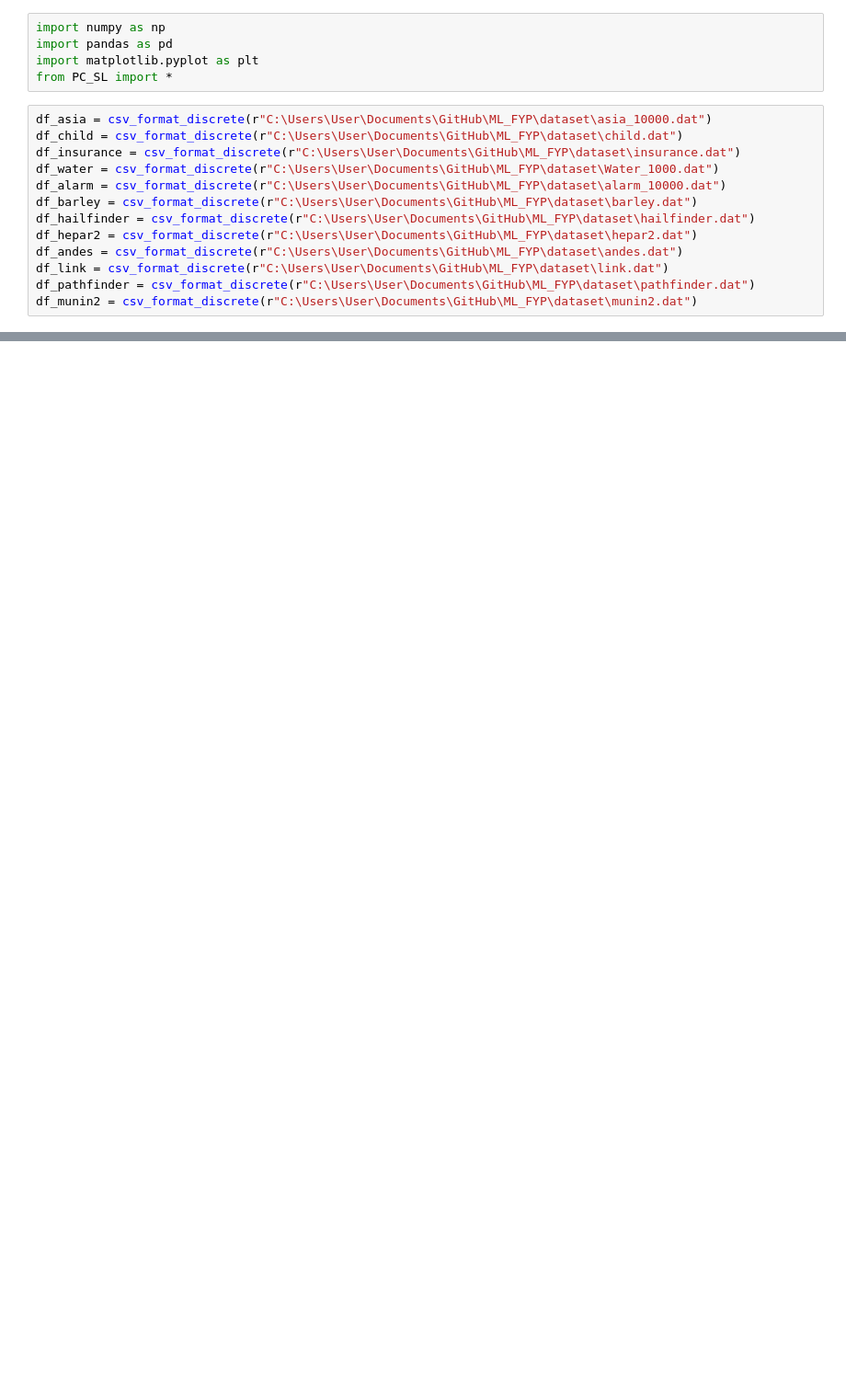
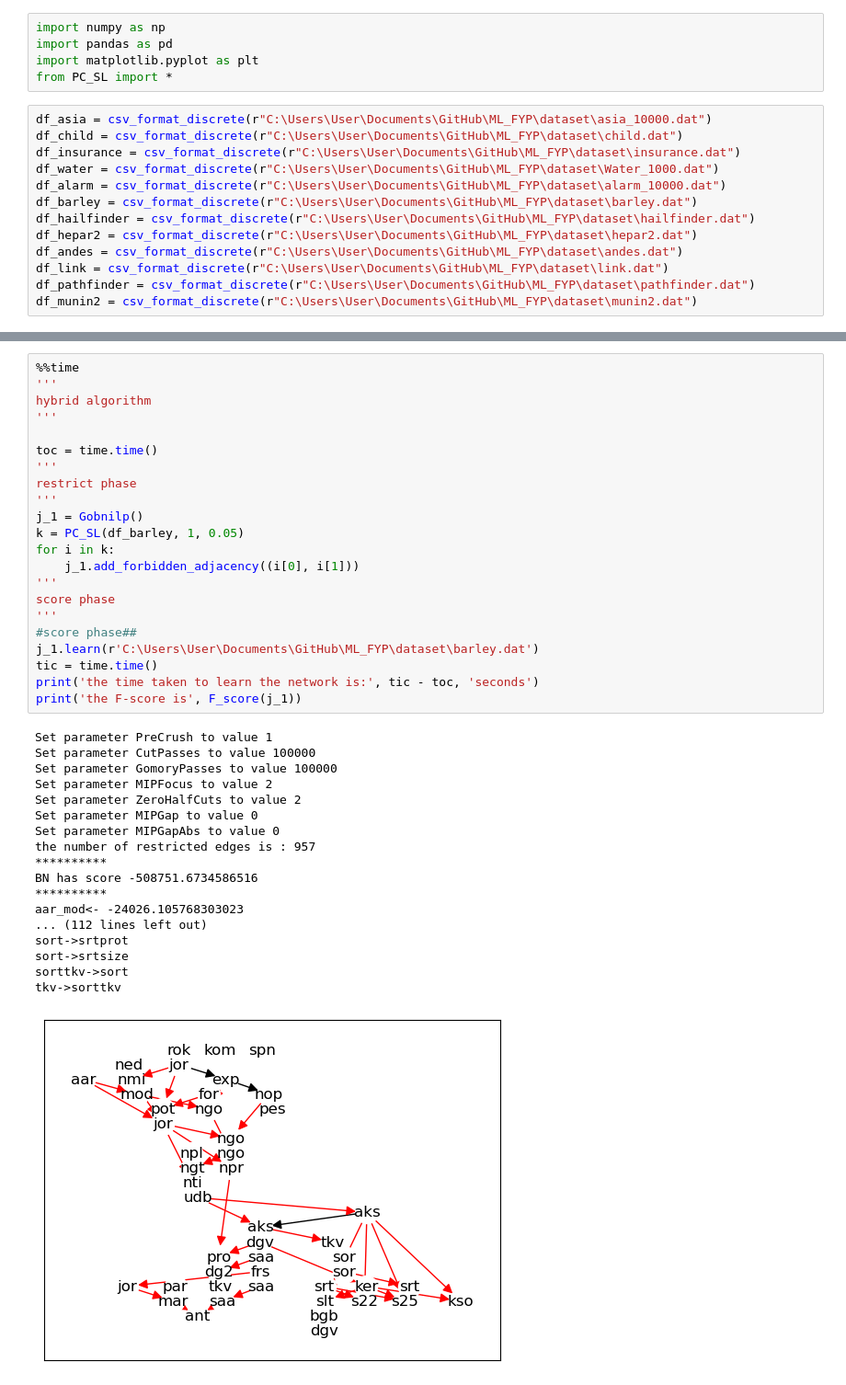
Before and after one commit to Elicit3495/ML_FYP, a Jupyter notebook: PC_SL.ipynb, the cells around one changed output, grey strips where cells are left out. Shown at 92% size. Cells and saved outputs as stored; diff of their text form; blank space fills up the shorter version.

```diff
--- a/PC_SL.ipynb
+++ b/PC_SL.ipynb
@@ -57,0 +66,41 @@ Wall time: 953 ms
+# %%
+%%time
+'''
+hybrid algorithm
+'''
+
+toc = time.time()
+'''
+restrict phase
+'''
+j_1 = Gobnilp()
+k = PC_SL(df_barley, 1, 0.05)
+for i in k:
+    j_1.add_forbidden_adjacency((i[0], i[1]))
+'''
+score phase
+'''
+#score phase##
+j_1.learn(r'C:\Users\User\Documents\GitHub\ML_FYP\dataset\barley.dat')
+tic = time.time()
+print('the time taken to learn the network is:', tic - toc, 'seconds')
+print('the F-score is', F_score(j_1))
+# %% [output]
+Set parameter PreCrush to value 1
+Set parameter CutPasses to value 100000
+Set parameter GomoryPasses to value 100000
+Set parameter MIPFocus to value 2
+Set parameter ZeroHalfCuts to value 2
+Set parameter MIPGap to value 0
+Set parameter MIPGapAbs to value 0
+the number of restricted edges is : 957
+**********
+BN has score -508751.6734586516
+**********
+aar_mod<- -24026.105768303023
+... (112 lines left out)
+sort->srtprot
+sort->srtsize
+sorttkv->sort
+tkv->sorttkv
+[figure, added]
```
Also changed, not shown: parts of 14 cells of this notebook, 14 other files.
